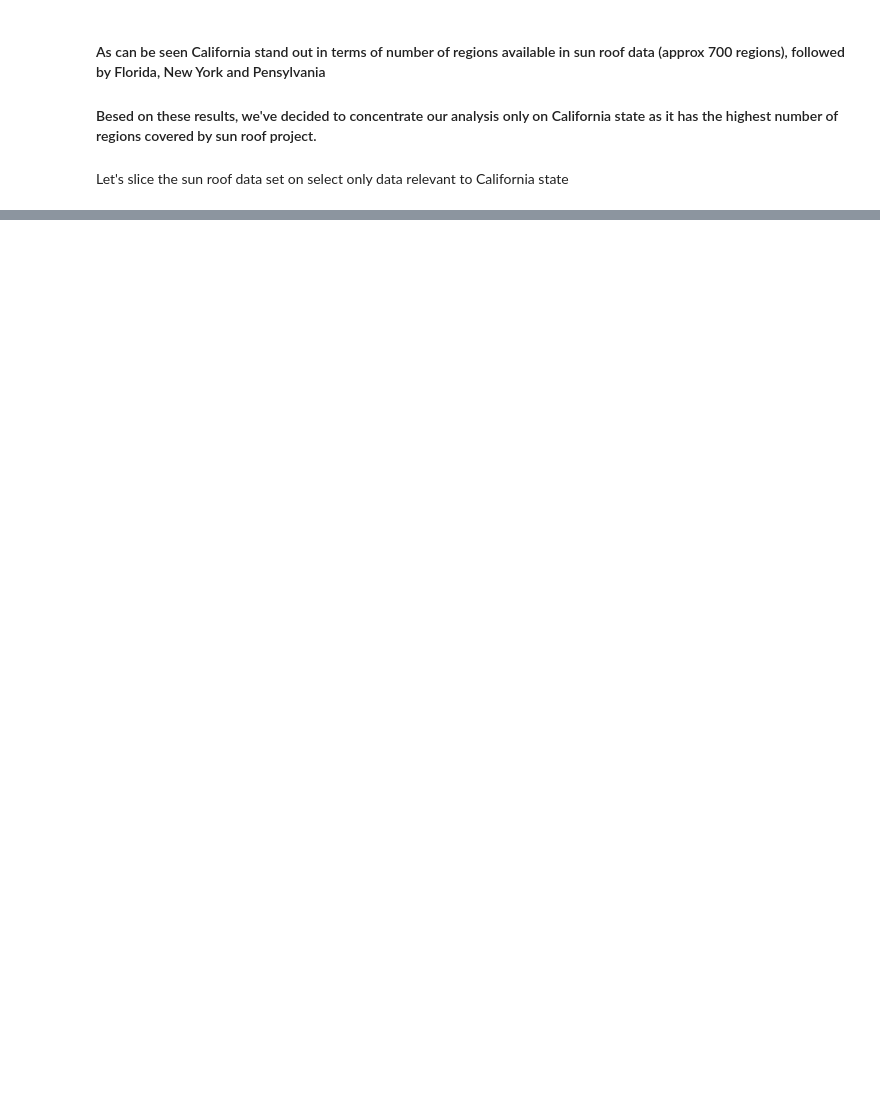
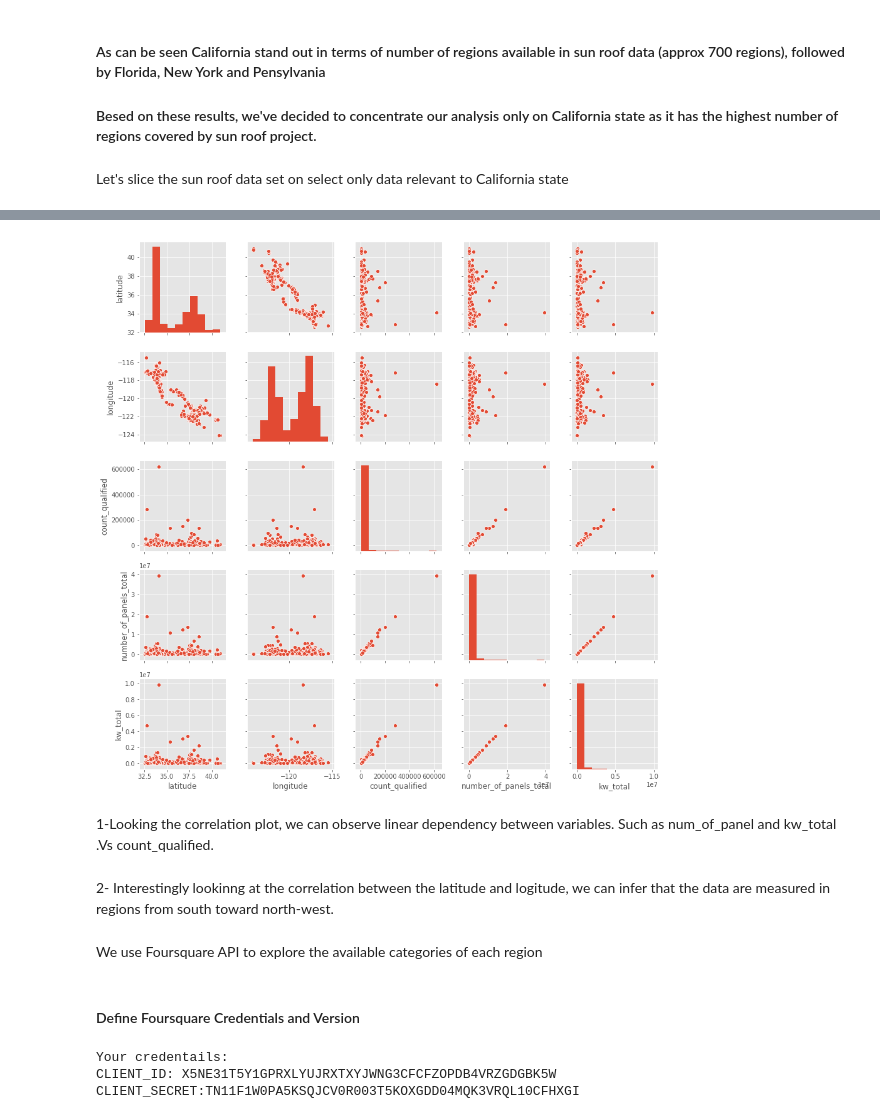
Before and after one commit to dberrian/capstone-project, a Jupyter notebook: Capstone_project_initiation.ipynb, the cells around one changed output, grey strips where cells are left out. Saved outputs shown, nothing was run; the diff lists cells and outputs as text; code cells hidden in the pictures; blank space fills up the shorter version.

```diff
--- a/Capstone_project_initiation.ipynb
+++ b/Capstone_project_initiation.ipynb
@@ -154,0 +160,4 @@ df_sun_roof_ca.head()
+# %%
+clm_drop = ['lat_max', 'lat_min', 'lng_max', 'lng_min', 'yearly_sunlight_kwh_kw_threshold_avg', 'percent_covered', 'percent_qualified', 'number_of_panels_n', 'number_of_panels_s', 'number_of_panels_e', 'number_of_panels_w', 'number_of_panels_f', 'number_of_panels_median', 'kw_median', 'yearly_sunlight_kwh_n', 'yearly_sunlight_kwh_s', 'yearly_sunlight_kwh_e', 'yearly_sunlight_kwh_w', 'yearly_sunlight_kwh_f', 'yearly_sunlight_kwh_median', 'yearly_sunlight_kwh_total', 'install_size_kw_buckets_json', 'carbon_offset_metric_tons', 'existing_installs_count']
+# %%
+df_sun_roof_ca.drop(clm_drop, axis=1, inplace=True)
@@ -154,0 +169,5 @@ df_sun_roof_ca.head()
+# %%
+df_sun_roof_ca.reset_index(drop=True, inplace=True) # reset the indices after dropping
+# %%
+df_sun_roof_ca.rename(columns = {'lat_avg':'latitude', 'lng_avg':'longitude'}, inplace=True)
+df_sun_roof_ca.head()
@@ -154,0 +185,26 @@ df_sun_roof_ca.head()
+# %%
+#Plot correlation of this parameters with seaborn to find out any linear dependency
+import seaborn as sns
+g = sns.pairplot(df_sun_roof_ca)
+# %% [output]
+[figure, added]
+# %% [markdown]
+1-Looking the correlation plot, we can observe linear dependency between variables. Such as num_of_panel and kw_total .Vs count_qualified.
+# %% [markdown]
+2- Interestingly lookinng at the correlation between the latitude and logitude, we can infer that the data are measured in regions from south toward north-west.
+# %% [markdown]
+We use Foursquare API to explore the available categories of each region
+# %% [markdown]
+#### Define Foursquare Credentials and Version
+# %%
+CLIENT_ID = 'X5NE31T5Y1GPRXLYUJRXTXYJWNG3CFCFZOPDB4VRZGDGBK5W' # your Foursquare ID
+CLIENT_SECRET = 'TN11F1W0PA5KSQJCV0R003T5KOXGDD04MQK3VRQL10CFHXGI' # your Foursquare Secret
+VERSION = '20180605' # Foursquare API version
+
+print('Your credentails:')
+print('CLIENT_ID: ' + CLIENT_ID)
+print('CLIENT_SECRET:' + CLIENT_SECRET)
+# %% [output]
+Your credentails:
+CLIENT_ID: X5NE31T5Y1GPRXLYUJRXTXYJWNG3CFCFZOPDB4VRZGDGBK5W
+CLIENT_SECRET:TN11F1W0PA5KSQJCV0R003T5KOXGDD04MQK3VRQL10CFHXGI
```
Also changed, not shown: parts of 42 cells of this notebook.
